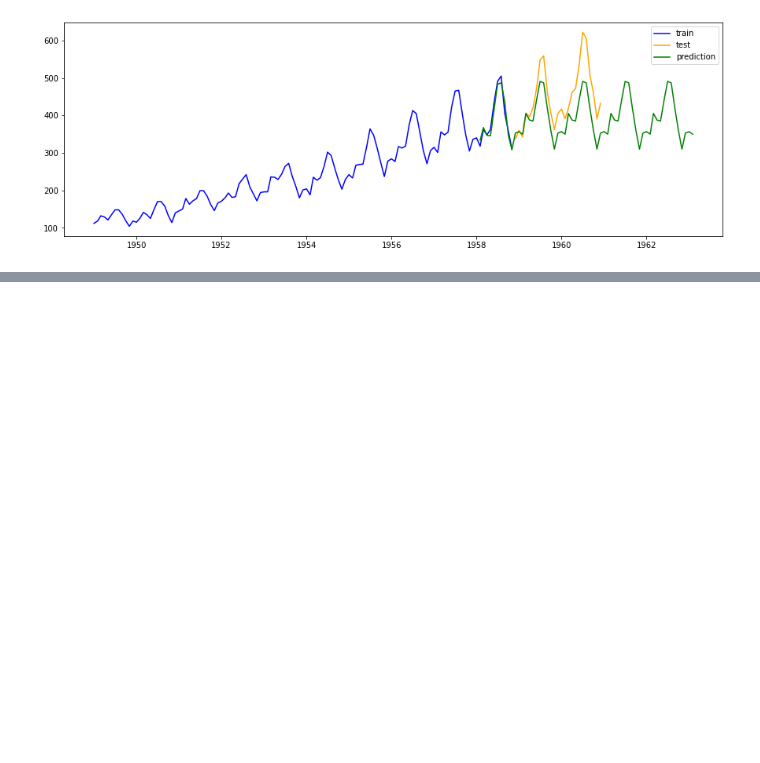
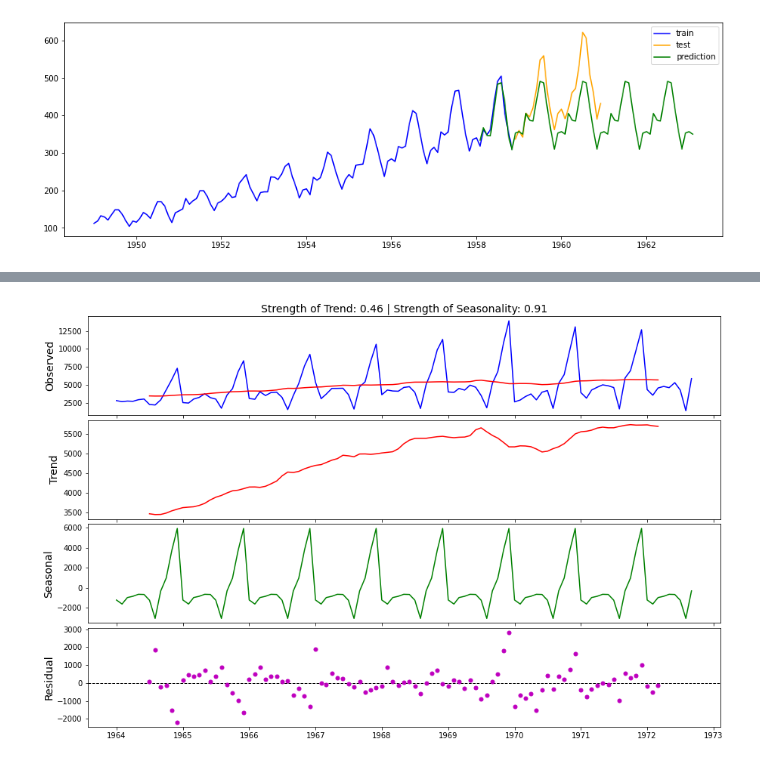
Before and after one commit to FransiscoReadyPermana/time_series, a Jupyter notebook: 24 - Classic Time Series/Part 3 - Forecasting with ETS Method.ipynb, the cells around one changed output, grey strips where cells are left out. Saved outputs shown, nothing was run; the diff lists cells and outputs as text; code cells hidden in the pictures; blank space fills up the shorter version.

```diff
--- a/24 - Classic Time Series/Part 3 - Forecasting with ETS Method.ipynb
+++ b/24 - Classic Time Series/Part 3 - Forecasting with ETS Method.ipynb
@@ -190,0 +227,5 @@ plt.legend()
+# %%
+df = pd.read_csv("data/perrin_freres_champagne.csv", index_col="date", parse_dates=["date"])
+series = df["sales"]
+X_train, X_test = series[:-25], series[-25:]
+df.head()
@@ -190,0 +240,4 @@ plt.legend()
+# %%
+component = additive_decomposition(series, plot=True)
+# %% [output]
+[figure, added]
```
Also changed, not shown: parts of 23 cells of this notebook.
